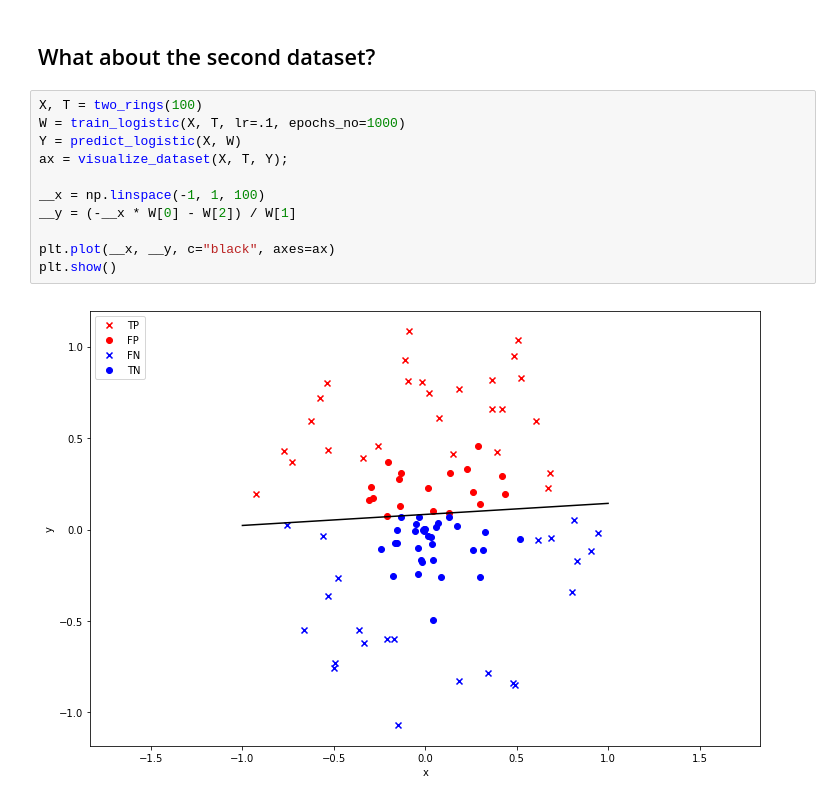
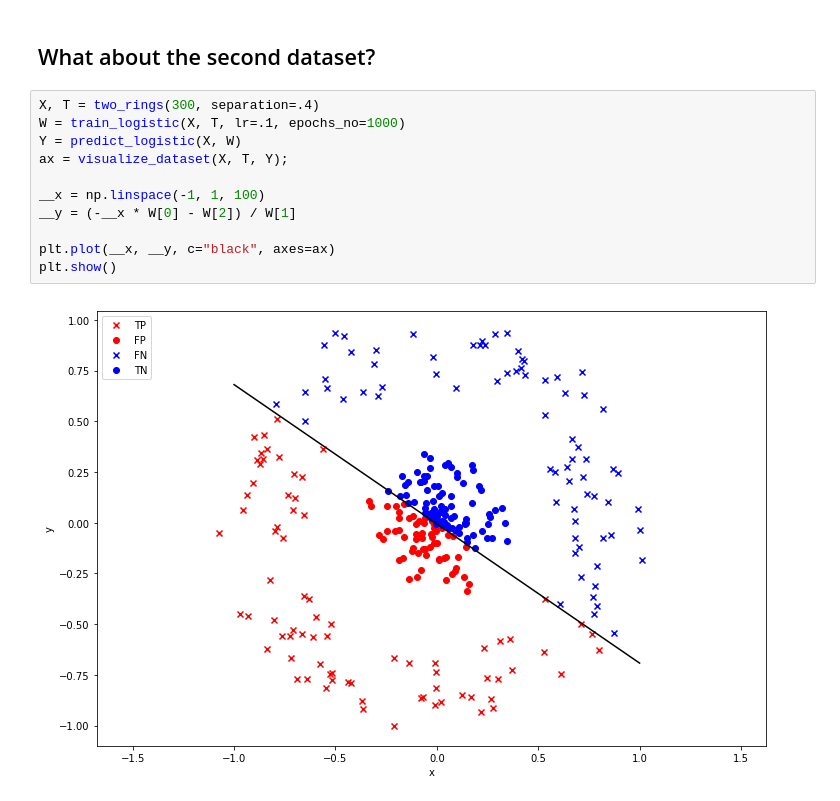
Before and after one commit to andreicnica/summer-school, a Jupyter notebook: demo-nn/Logistic Regression.ipynb, the cells around one changed output. Drawn from its saved outputs; the diff is of its cells as text.

```diff
--- a/demo-nn/Logistic Regression.ipynb
+++ b/demo-nn/Logistic Regression.ipynb
@@ -295,15 +305,15 @@ ax2.legend(loc='upper right', ncol=1);
 # %% [markdown]
 ## What about the second dataset?
 # %%
-X, T = two_rings(100)
+X, T = two_rings(300, separation=.4)
 W = train_logistic(X, T, lr=.1, epochs_no=1000)
 Y = predict_logistic(X, W)
 ax = visualize_dataset(X, T, Y);
 
 __x = np.linspace(-1, 1, 100)
 __y = (-__x * W[0] - W[2]) / W[1]
 
 plt.plot(__x, __y, c="black", axes=ax)
 plt.show()
 # %% [output]
-[figure, old version]
+[figure, new version]
```
Also changed, not shown: parts of 13 cells of this notebook, 1 other file.
